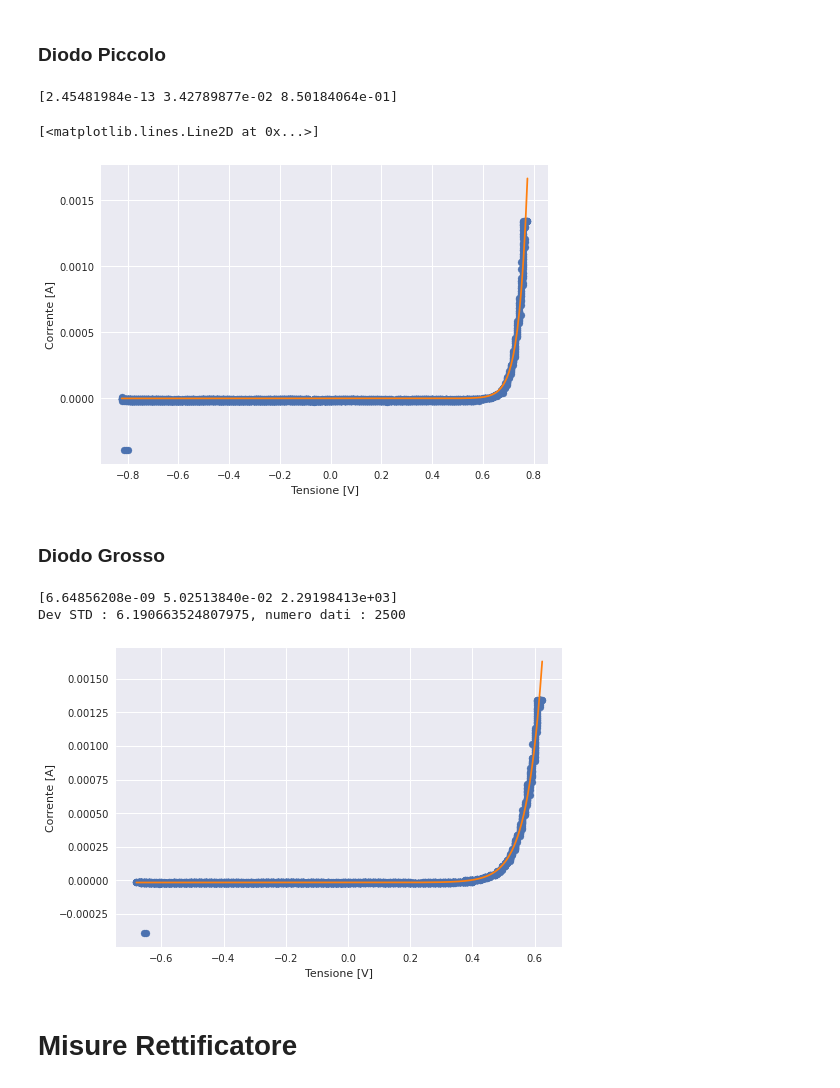
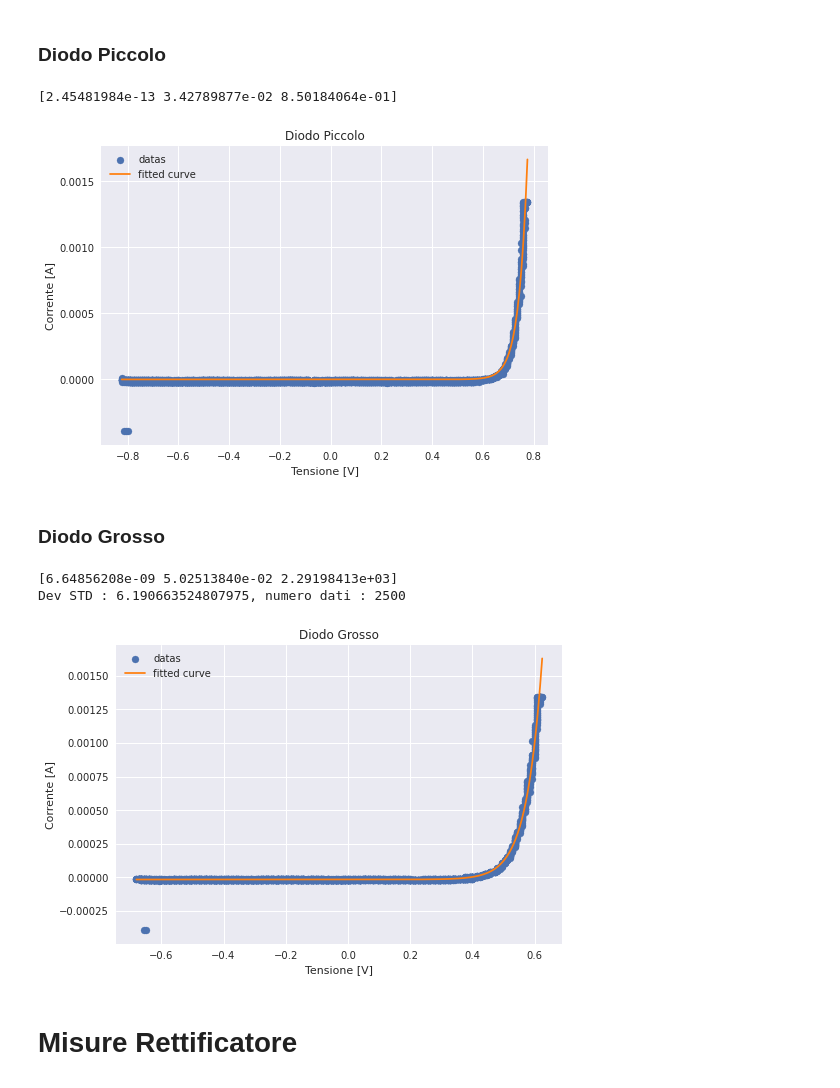
Before and after one commit to RandDouble/LabOEFM, a Jupyter notebook: Elettronica/day6.ipynb, the cells around one changed output. Cells and saved outputs as stored; diff of their text form; code cells hidden in the pictures.

```diff
--- a/Elettronica/day6.ipynb
+++ b/Elettronica/day6.ipynb
@@ -132,22 +137,25 @@ plt.plot(x_try,func(x_try,*fit_param ), 'tab:orange' )
 # %%
 
 df=pd.read_excel('data/caratteristica diodo_new.xlsx', sheet_name='diodo piccolo')
 ch1, ch2 = 'CH1 [ V ]','CH2 [ V ]'
 
-plt.scatter(df[ch1],df[ch2]/R)
+plt.scatter(df[ch1],df[ch2]/R, label = 'datas')
 plt.xlabel('Tensione [V]')
 plt.ylabel('Corrente [A]')
 
 # Fitting della curva
 init_param= np.array([min(df[ch2])/R,26e-3,1. ])
 fit_param, pcov = curve_fit(func, df[ch1], df[ch2]/R)
 print(fit_param)
 x_try=np.linspace(min(df[ch1]),max(df[ch1]), 200 )
-plt.plot(x_try,func(x_try,*fit_param ), 'tab:orange' )
+plt.plot(x_try,func(x_try,*fit_param ), 'tab:orange', label =  'fitted curve')
+plt.title('Diodo Piccolo')
+plt.legend()
+#Salvataggio immagini
+plt.savefig('diodo_piccolo.pdf',format='pdf')
 # %% [output]
 [2.45481984e-13 3.42789877e-02 8.50184064e-01]
-[<matplotlib.lines.Line2D at 0x...>]
-[figure, old version]
+[figure, new version]
 # %% [markdown]
 ### Diodo Grosso
 # %%
@@ -155,7 +163,7 @@ plt.plot(x_try,func(x_try,*fit_param ), 'tab:orange' )
 df=pd.read_excel('data/caratteristica diodo_new.xlsx', sheet_name='diodo grosso')
 ch1, ch2 = 'CH1 [ V ]','CH2 [ V ]'
 
-plt.scatter(df[ch1],df[ch2]/R)
+plt.scatter(df[ch1],df[ch2]/R, label = 'datas')
 plt.xlabel('Tensione [V]')
 plt.ylabel('Corrente [A]')
 
@@ -164,12 +172,16 @@ init_param= np.array([min(df[ch2])/R,26e-3,1. ])
 fit_param, pcov = curve_fit(func, df[ch1], df[ch2]/R)
 print(fit_param)
 x_try=np.linspace(min(df[ch1]),max(df[ch1]), 200 )
-plt.plot(x_try,func(x_try,*fit_param ), 'tab:orange' )
+plt.plot(x_try,func(x_try,*fit_param ), 'tab:orange', label = 'fitted curve' )
 print(f'Dev STD : {chi_square(func, fit_param, df[ch1], df[ch2])}, numero dati : {df[ch1].size}')
+plt.title('Diodo Grosso')
+plt.legend()
+#Salvataggio immagini
+plt.savefig('diodo_grosso.pdf',format='pdf')
 # %% [output]
 [6.64856208e-09 5.02513840e-02 2.29198413e+03]
 Dev STD : 6.190663524807975, numero dati : 2500
-[figure, old version]
+[figure, new version]
 # %% [markdown]
 # Misure Rettificatore
 # %%
```
Also changed, not shown: parts of 2 cells of this notebook, 1 other file.
